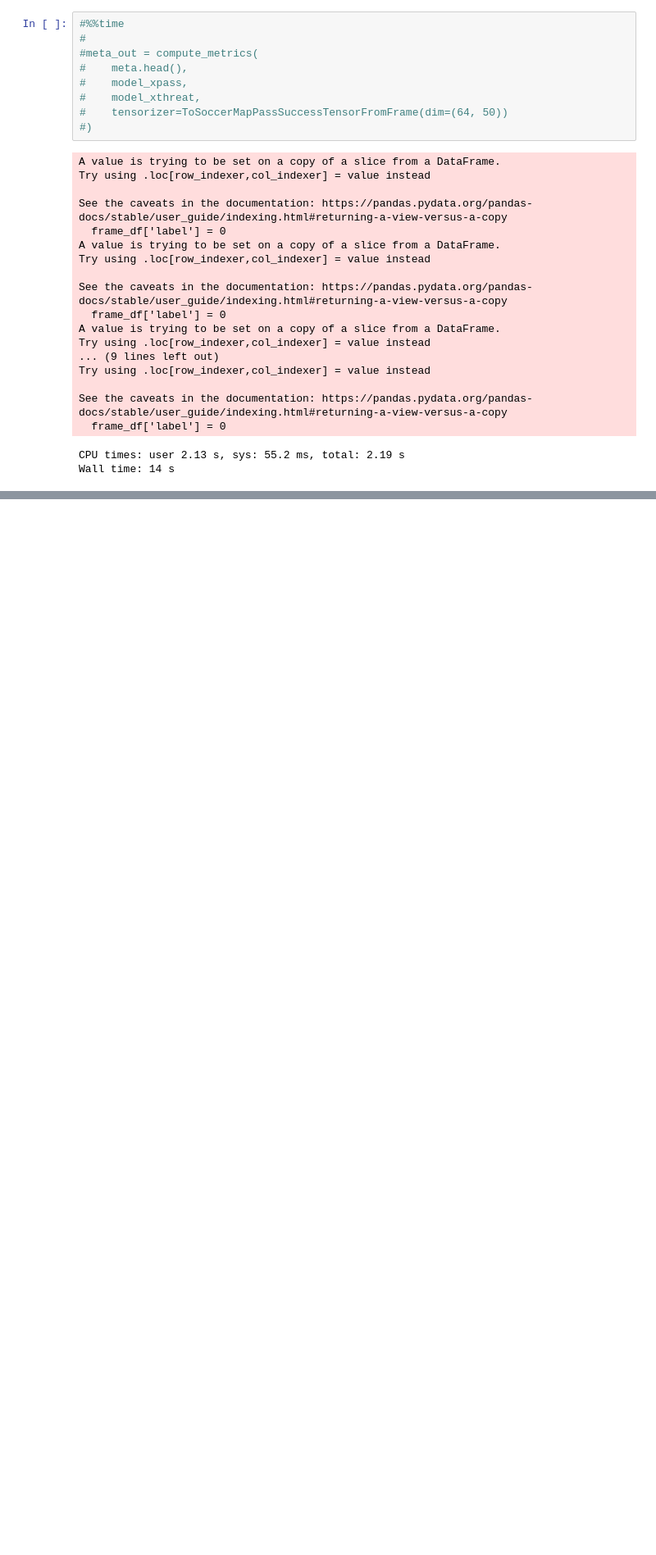
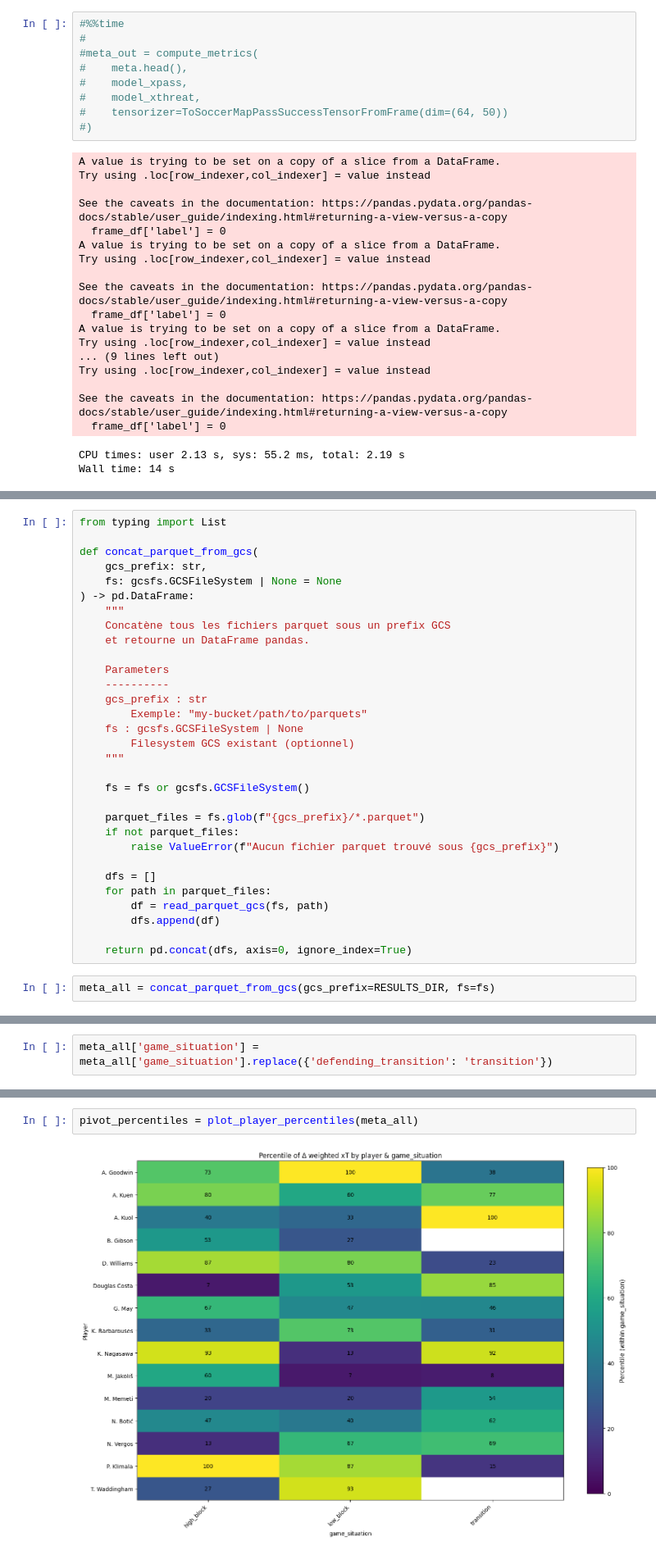
Before and after one commit to TustiWutsi/player_pitch_control_clustering, a Jupyter notebook: data_prep_analytics_cup.ipynb, the cells around one changed output, grey strips where cells are left out. Shown at 82% size. Saved outputs shown, nothing was run; the diff lists cells and outputs as text; blank space fills up the shorter version.

Commit message:
add wrap up function and analysis plots

```diff
--- a/data_prep_analytics_cup.ipynb
+++ b/data_prep_analytics_cup.ipynb
@@ -2938,0 +3041,33 @@ def run_all(
+# %%
+from typing import List
+
+def concat_parquet_from_gcs(
+    gcs_prefix: str,
+    fs: gcsfs.GCSFileSystem | None = None
+) -> pd.DataFrame:
+    """
+    Concatène tous les fichiers parquet sous un prefix GCS
+    et retourne un DataFrame pandas.
+
+    Parameters
+    ----------
+    gcs_prefix : str
+        Exemple: "my-bucket/path/to/parquets"
+    fs : gcsfs.GCSFileSystem | None
+        Filesystem GCS existant (optionnel)
+    """
+
+    fs = fs or gcsfs.GCSFileSystem()
+
+    parquet_files = fs.glob(f"{gcs_prefix}/*.parquet")
+    if not parquet_files:
+        raise ValueError(f"Aucun fichier parquet trouvé sous {gcs_prefix}")
+
+    dfs = []
+    for path in parquet_files:
+        df = read_parquet_gcs(fs, path)
+        dfs.append(df)
+
+    return pd.concat(dfs, axis=0, ignore_index=True)
+# %%
+meta_all = concat_parquet_from_gcs(gcs_prefix=RESULTS_DIR, fs=fs)
@@ -2938,0 +3090,2 @@ def run_all(
+# %%
+meta_all['game_situation'] = meta_all['game_situation'].replace({'defending_transition': 'transition'})
@@ -2938,0 +3210,4 @@ def run_all(
+# %%
+pivot_percentiles = plot_player_percentiles(meta_all)
+# %% [output]
+[figure, added]
```
Also changed, not shown: parts of 16 cells of this notebook.
